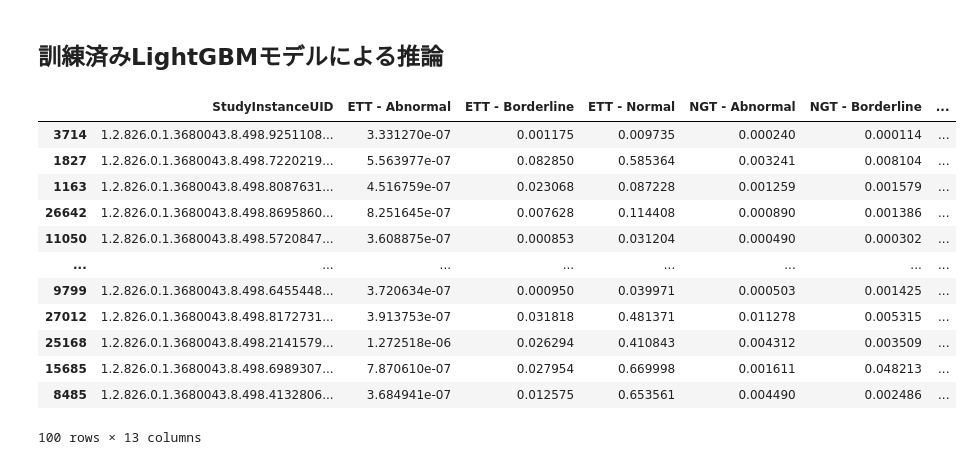
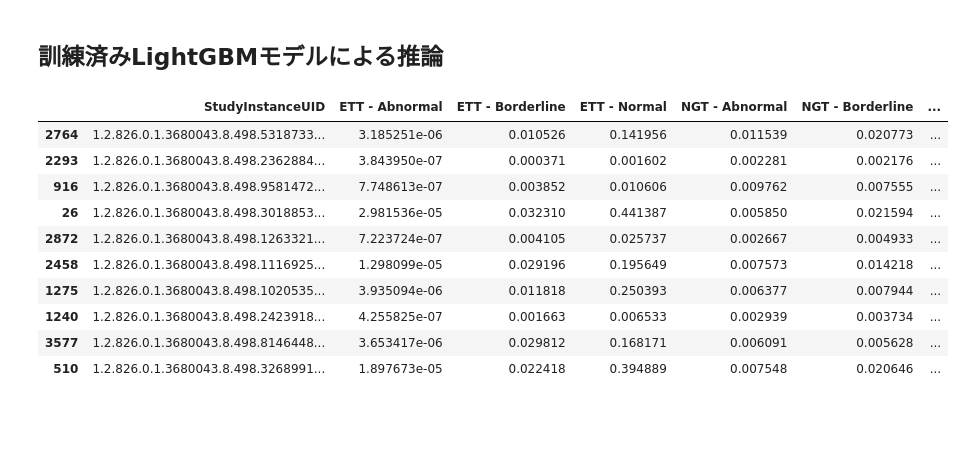
Before and after one commit to Hokoku/catheter, a Jupyter notebook: autoencoder_lgb_inference.ipynb, the cells around one changed output. Drawn from its saved outputs; the diff is of its cells as text; code cells hidden in the pictures; blank space fills up the shorter version.

```diff
--- a/autoencoder_lgb_inference.ipynb
+++ b/autoencoder_lgb_inference.ipynb
@@ -47,13 +44,13 @@ display(test)
 # %% [markdown]
 ## EfficientNetB7による出力の取得
 # %%
-nn_model=load_model(models_dir+"efficientnetB7.h5")
+nn_model=load_model(f"{CFG.models_dir}efficientnetB7.h5")
 # %% [output]
 WARNING:tensorflow:No training configuration found in the save file, so the model was *not* compiled. Compile it manually.
 # %%
 pred_list=[]
-for uid in tqdm(test["StudyInstanceUID"]):
-    img_pil=image.load_img(f"{dataset_dir}test/{uid}.jpg", target_size=(256,256)) # PIL形式で画像を読み込み、リサイズ
+for uid in tqdm_notebook(test["StudyInstanceUID"]):
+    img_pil=image.load_img(f"{CFG.dataset_dir}test/{uid}.jpg", target_size=(256,256)) # PIL形式で画像を読み込み、リサイズ
     img=image.img_to_array(img_pil)
     img=np.expand_dims(img,axis=0)
     nn_pred=nn_model.predict(preprocess_input(img))
@@ -63,7 +60,7 @@ nn_pred=np.array(pred_list)
 # %% [markdown]
 ### 正規化する
 # %%
-scaler=pickle.load(open(f"{models_dir}minmaxscaler.pickle","rb"))
+scaler=pickle.load(open(f"{CFG.models_dir}minmaxscaler.pickle","rb"))
 
 input_df=pd.concat([test.reset_index(drop=True)["StudyInstanceUID"],pd.DataFrame(scaler.transform(nn_pred))],axis=1)
 display(input_df)
@@ -84,7 +80,7 @@ display(input_df)
 # %% [markdown]
 ## AutoEncoderによる次元削減
 # %%
-autoencoder=load_model(models_dir+"autoencoder_splits10")
+autoencoder=load_model(f"{CFG.models_dir}autoencoder_splits10")
 layer_name="dense_1"
 hidden_layer_model=Model(inputs=autoencoder.input,outputs=autoencoder.get_layer(layer_name).output)
 
@@ -110,24 +105,22 @@ display(features)
 # %%
 submission=test.copy()
 
-for i,col_name in enumerate(target_cols):
-    model=pickle.load(open(f"{models_dir}autoencoder/lgb_model_{i+1}.pickle","rb"))
+for i,col_name in enumerate(CFG.target_cols):
+    model=pickle.load(open(f"{CFG.models_dir}autoencoder_smallLR/lgb_model_{i+1}.pickle","rb"))
     pred=model.predict(features)
     submission.loc[:,col_name]=pred
 
 submission.to_csv("submission.csv",index=False)
 display(submission)
 # %% [output]
 |  | StudyInstanceUID | ETT - Abnormal | ETT - Borderline | ETT - Normal | NGT - Abnormal | NGT - Borderline | ... |
-| 3714 | 1.2.826.0.1.3680043.8.498.9251108... | 3.331270e-07 | 0.001175 | 0.009735 | 0.000240 | 0.000114 | ... |
-| 1827 | 1.2.826.0.1.3680043.8.498.7220219... | 5.563977e-07 | 0.082850 | 0.585364 | 0.003241 | 0.008104 | ... |
-| 1163 | 1.2.826.0.1.3680043.8.498.8087631... | 4.516759e-07 | 0.023068 | 0.087228 | 0.001259 | 0.001579 | ... |
-| 26642 | 1.2.826.0.1.3680043.8.498.8695860... | 8.251645e-07 | 0.007628 | 0.114408 | 0.000890 | 0.001386 | ... |
-| 11050 | 1.2.826.0.1.3680043.8.498.5720847... | 3.608875e-07 | 0.000853 | 0.031204 | 0.000490 | 0.000302 | ... |
-| ... | ... | ... | ... | ... | ... | ... | ... |
-| 9799 | 1.2.826.0.1.3680043.8.498.6455448... | 3.720634e-07 | 0.000950 | 0.039971 | 0.000503 | 0.001425 | ... |
-| 27012 | 1.2.826.0.1.3680043.8.498.8172731... | 3.913753e-07 | 0.031818 | 0.481371 | 0.011278 | 0.005315 | ... |
-| 25168 | 1.2.826.0.1.3680043.8.498.2141579... | 1.272518e-06 | 0.026294 | 0.410843 | 0.004312 | 0.003509 | ... |
-| 15685 | 1.2.826.0.1.3680043.8.498.6989307... | 7.870610e-07 | 0.027954 | 0.669998 | 0.001611 | 0.048213 | ... |
-| 8485 | 1.2.826.0.1.3680043.8.498.4132806... | 3.684941e-07 | 0.012575 | 0.653561 | 0.004490 | 0.002486 | ... |
+| 2764 | 1.2.826.0.1.3680043.8.498.5318733... | 3.185251e-06 | 0.010526 | 0.141956 | 0.011539 | 0.020773 | ... |
+| 2293 | 1.2.826.0.1.3680043.8.498.2362884... | 3.843950e-07 | 0.000371 | 0.001602 | 0.002281 | 0.002176 | ... |
+| 916 | 1.2.826.0.1.3680043.8.498.9581472... | 7.748613e-07 | 0.003852 | 0.010606 | 0.009762 | 0.007555 | ... |
+| 26 | 1.2.826.0.1.3680043.8.498.3018853... | 2.981536e-05 | 0.032310 | 0.441387 | 0.005850 | 0.021594 | ... |
+| 2872 | 1.2.826.0.1.3680043.8.498.1263321... | 7.223724e-07 | 0.004105 | 0.025737 | 0.002667 | 0.004933 | ... |
+| 2458 | 1.2.826.0.1.3680043.8.498.1116925... | 1.298099e-05 | 0.029196 | 0.195649 | 0.007573 | 0.014218 | ... |
+| 1275 | 1.2.826.0.1.3680043.8.498.1020535... | 3.935094e-06 | 0.011818 | 0.250393 | 0.006377 | 0.007944 | ... |
+| 1240 | 1.2.826.0.1.3680043.8.498.2423918... | 4.255825e-07 | 0.001663 | 0.006533 | 0.002939 | 0.003734 | ... |
+| 3577 | 1.2.826.0.1.3680043.8.498.8146448... | 3.653417e-06 | 0.029812 | 0.168171 | 0.006091 | 0.005628 | ... |
+| 510 | 1.2.826.0.1.3680043.8.498.3268991... | 1.897673e-05 | 0.022418 | 0.394889 | 0.007548 | 0.020646 | ... |
-100 rows × 13 columns
```
Also changed, not shown: parts of 5 cells of this notebook, 15 other files.
